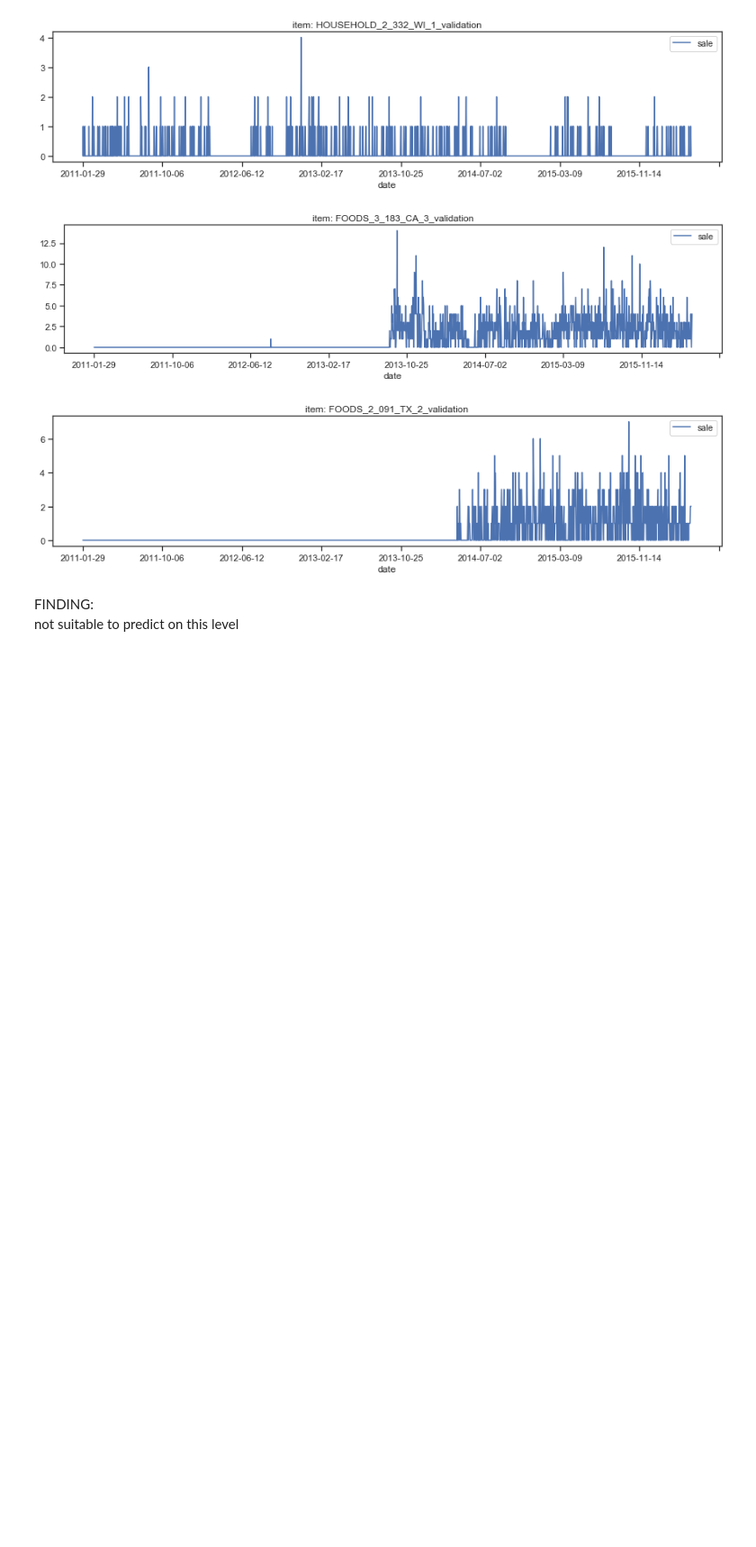
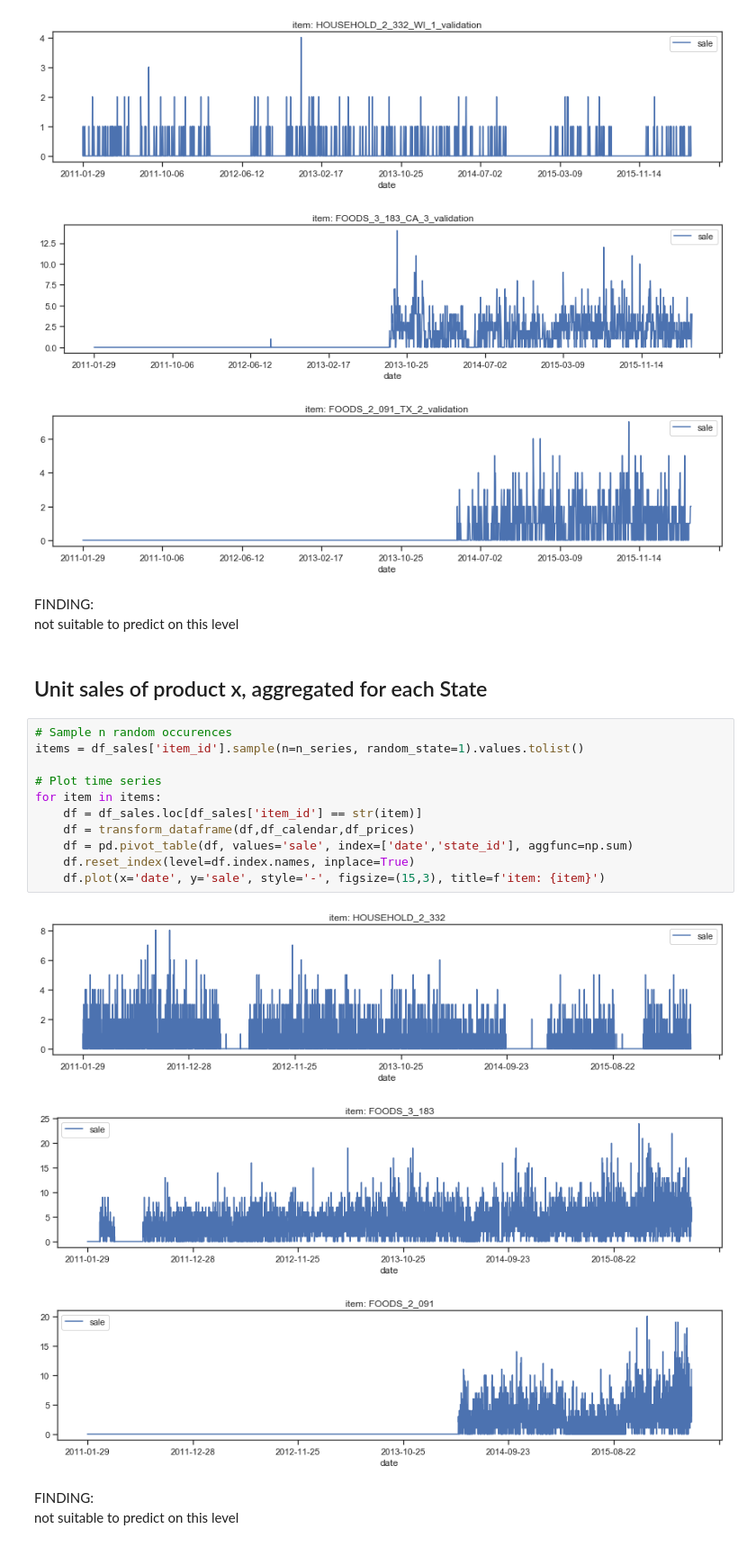
Before and after one commit to dominicdoerig/predicting-sales-data, a Jupyter notebook: m5_challenge/01_data_exploration.ipynb, the cells around one changed output. Shown at 90% size. Drawn from its saved outputs; the diff is of its cells as text; blank space fills up the shorter version.

Commit message:
plot Unit sales of product x, aggregated for each State added

```diff
--- a/m5_challenge/01_data_exploration.ipynb
+++ b/m5_challenge/01_data_exploration.ipynb
@@ -229,3 +229,23 @@ for item in items:
 # %% [markdown]
 FINDING:
 not suitable to predict on this level
+# %% [markdown]
+## Unit sales of product x, aggregated for each State
+# %%
+# Sample n random occurences
+items = df_sales['item_id'].sample(n=n_series, random_state=1).values.tolist()
+
+# Plot time series
+for item in items:
+    df = df_sales.loc[df_sales['item_id'] == str(item)]
+    df = transform_dataframe(df,df_calendar,df_prices)
+    df = pd.pivot_table(df, values='sale', index=['date','state_id'], aggfunc=np.sum)
+    df.reset_index(level=df.index.names, inplace=True)
+    df.plot(x='date', y='sale', style='-', figsize=(15,3), title=f'item: {item}')
+# %% [output]
+[figure, added]
+[figure, added]
+[figure, added]
+# %% [markdown]
+FINDING:
+not suitable to predict on this level
```
